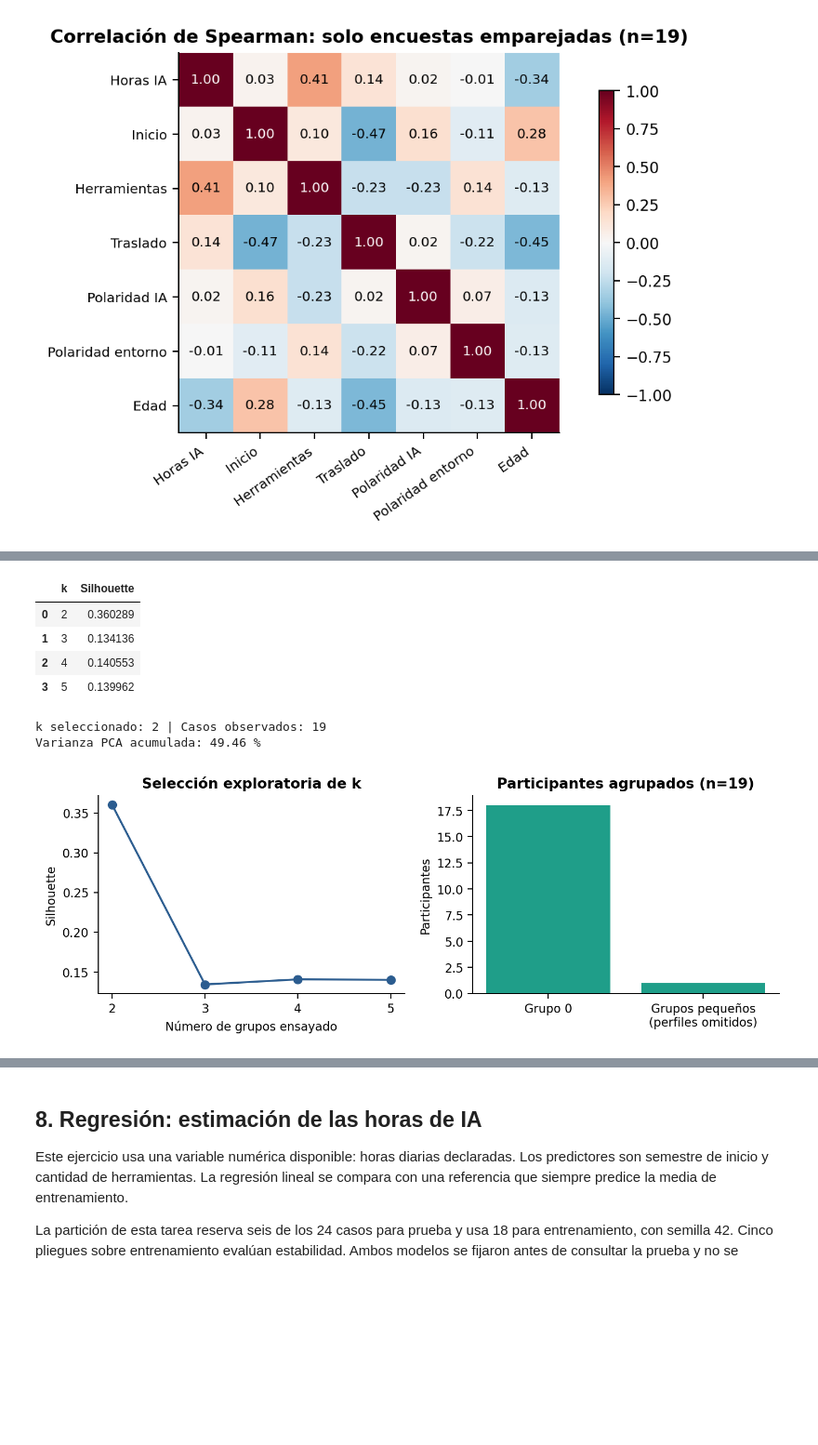
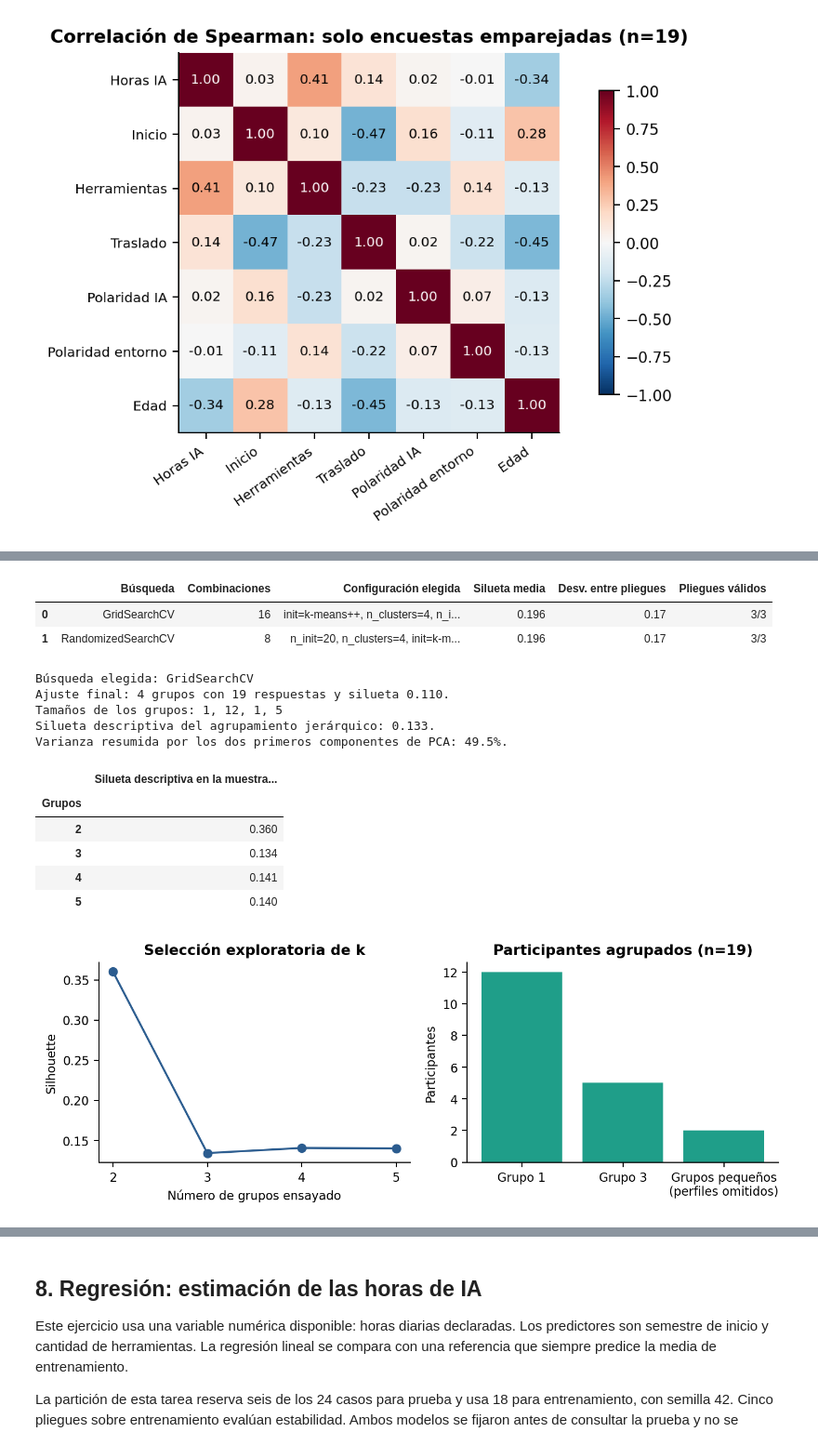
Before and after one commit to 424144407-enviar-it/sistemas-inteligentes-ia-desempeno, a Jupyter notebook: Analisis_IA_Desempeno_MAC_Cuestionarios.ipynb, the cells around one changed output, grey strips where cells are left out. Shown at 93% size. Cells and saved outputs as stored; diff of their text form; code cells hidden in the pictures; blank space fills up the shorter version.

Commit message:
Alinear análisis y exposición con la rúbrica de entrega

```diff
--- a/Analisis_IA_Desempeno_MAC_Cuestionarios.ipynb
+++ b/Analisis_IA_Desempeno_MAC_Cuestionarios.ipynb
@@ -19,7 +19,7 @@ from analisis import analizar, exportar
 
 ROOT = Path.cwd()
 DATA_DIR = Path(os.environ.get("IA_DATA_DIR", str(ROOT / "data" / "private")))
-OUT = ROOT / "resultados"
+OUT = Path(os.environ.get("IA_RESULTS_DIR", str(ROOT / "resultados")))
 resultado = analizar(DATA_DIR)
 exportar(resultado, OUT)
 r = resultado.resumen
@@ -139,19 +203,50 @@ Elegir el mejor resultado del ensayo no demuestra que los grupos sean perfiles e
 # %%
+def tabla_busquedas(ajuste):
+    filas = []
+    for opcion in ajuste["busquedas"]:
+        parametros = ", ".join(f"{nombre.removeprefix('modelo__')}={valor}"
+                               for nombre, valor in opcion["parametros"].items())
+        filas.append({
+            "Búsqueda": opcion["metodo"],
+            "Combinaciones": opcion["configuraciones"],
+            "Configuración elegida": parametros,
+            f"{ajuste['metrica']} media": opcion["media"],
+            "Desv. entre pliegues": opcion["desviacion"],
+            "Pliegues válidos": f"{opcion['pliegues_validos']}/{ajuste['n_folds']}",
+        })
+    return pd.DataFrame(filas).round(3)
+
+
 c = r["clusters"]
 if c["estado"] == "ok":
-    display(pd.DataFrame({"k": list(c["siluetas"]), "Silhouette": list(c["siluetas"].values())}))
-    print("k seleccionado:", c["k"], "| Casos observados:", c["n"])
-    print("Varianza PCA acumulada:", round(100 * sum(c["pca_varianza"]), 2), "%")
+    comparacion = c["ajuste"]
+    display(tabla_busquedas(comparacion))
+    if comparacion["aplicado"]:
+        print("Búsqueda elegida:", comparacion["mejor_metodo"])
+    else:
+        print("El ajuste por validación no produjo grupos utilizables. Se muestra el ensayo exploratorio.")
+    print(f"Ajuste final: {c['k']} grupos con {c['n']} respuestas y silueta {c['silhouette']:.3f}.")
+    print("Tamaños de los grupos:", ", ".join(str(tamano) for tamano in c["tamanos"].values()))
+    print(f"Silueta descriptiva del agrupamiento jerárquico: {c['silhouette_jerarquico']:.3f}.")
+    print(f"Varianza resumida por los dos primeros componentes de PCA: {100 * sum(c['pca_varianza']):.1f}%.")
+    display(pd.Series(c["siluetas"], name="Silueta descriptiva en la muestra completa").rename_axis("Grupos").to_frame().round(3))
     display(Image(filename=str(OUT / "figuras" / "clusters.png")))
 else:
-    print("Muestra insuficiente para clustering.")
+    print("Muestra insuficiente para evaluar el agrupamiento.")
 # %% [output]
-|  | k | Silhouette |
-| 0 | 2 | 0.360289 |
-| 1 | 3 | 0.134136 |
-| 2 | 4 | 0.140553 |
-| 3 | 5 | 0.139962 |
+|  | Búsqueda | Combinaciones | Configuración elegida | Silueta media | Desv. entre pliegues | Pliegues válidos |
+| 0 | GridSearchCV | 16 | init=k-means++, n_clusters=4, n_i... | 0.196 | 0.17 | 3/3 |
+| 1 | RandomizedSearchCV | 8 | n_init=20, n_clusters=4, init=k-m... | 0.196 | 0.17 | 3/3 |
-k seleccionado: 2 | Casos observados: 19
-Varianza PCA acumulada: 49.46 %
+Búsqueda elegida: GridSearchCV
+Ajuste final: 4 grupos con 19 respuestas y silueta 0.110.
+Tamaños de los grupos: 1, 12, 1, 5
+Silueta descriptiva del agrupamiento jerárquico: 0.133.
+Varianza resumida por los dos primeros componentes de PCA: 49.5%.
+|  | Silueta descriptiva en la muestra... |
+| Grupos |  |
+| 2 | 0.360 |
+| 3 | 0.134 |
+| 4 | 0.141 |
+| 5 | 0.140 |
-[figure, old version]
+[figure, new version]
 # %% [markdown]
```
Also changed, not shown: parts of 10 cells of this notebook, 23 other files.
